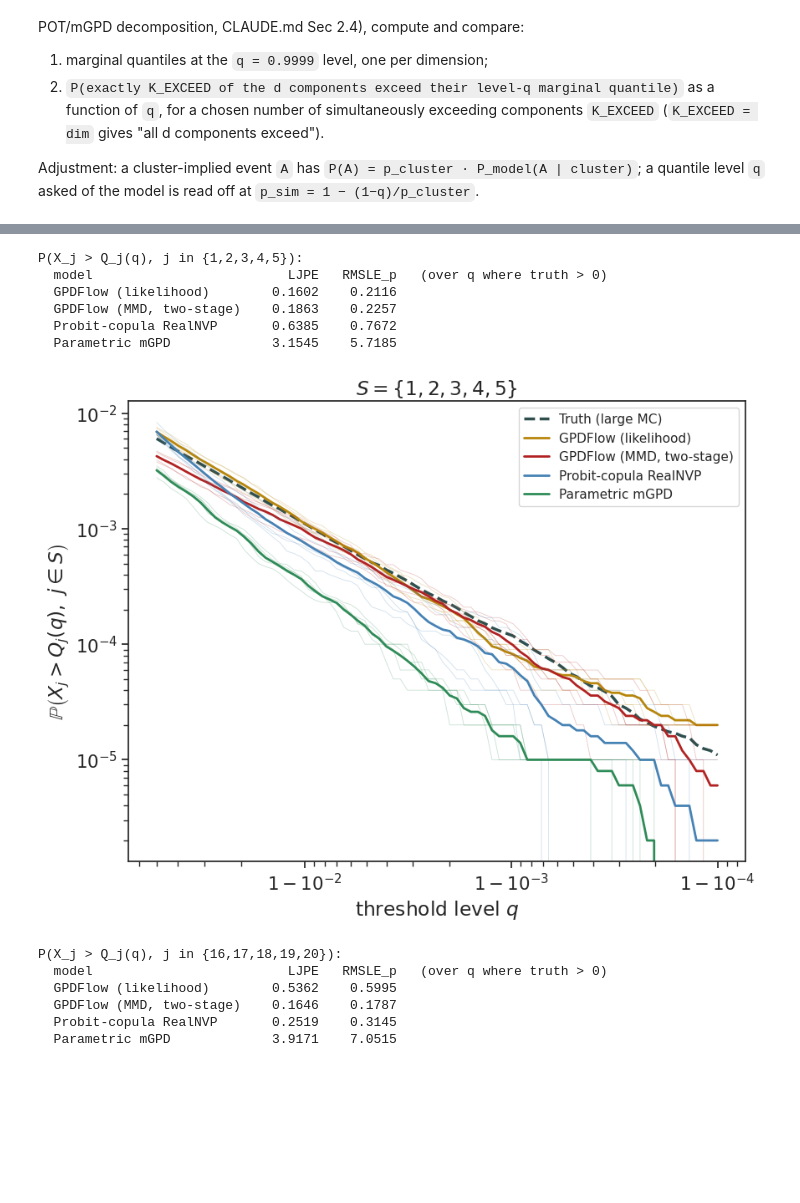
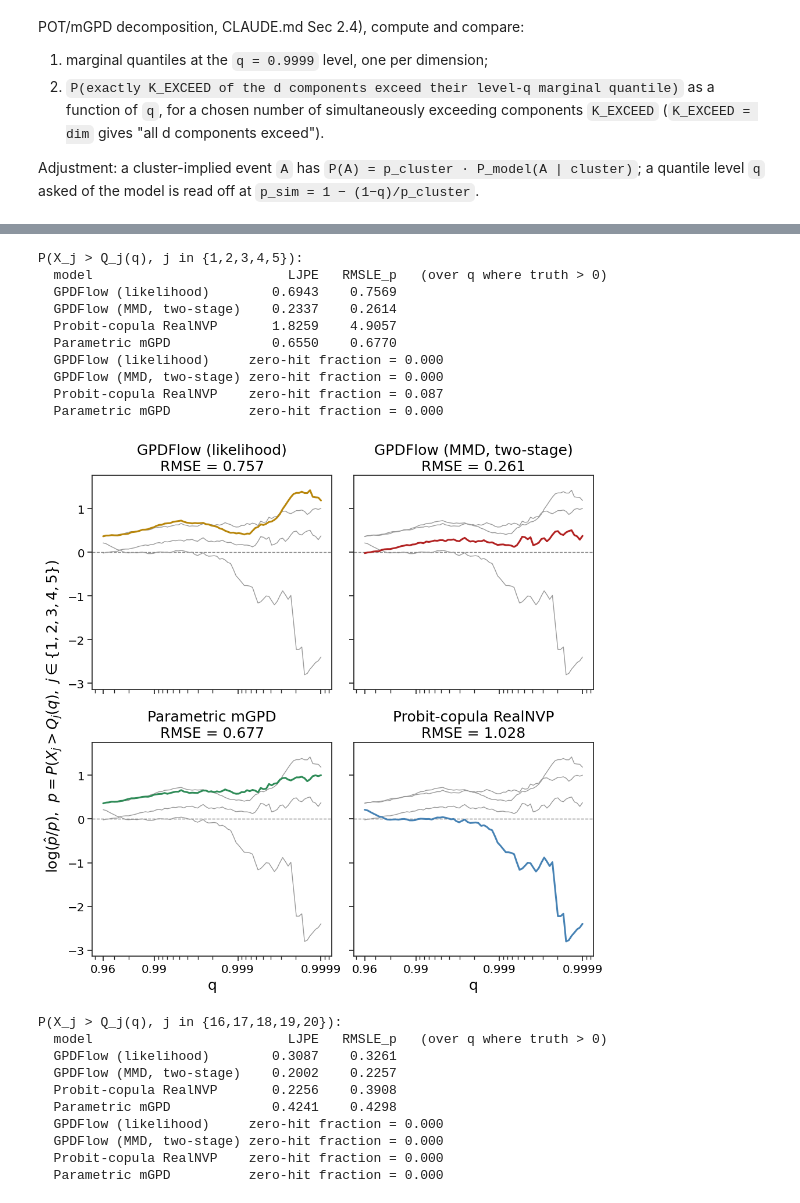
Before and after one commit to hcl516926907/GPDFlow, a Jupyter notebook: Simulation_2S_best_config.ipynb, the cells around one changed output, grey strips where cells are left out. Cells and saved outputs as stored; diff of their text form; code cells hidden in the pictures; blank space fills up the shorter version.

```diff
--- a/Simulation_2S_best_config.ipynb
+++ b/Simulation_2S_best_config.ipynb
@@ -207,5 +207,5 @@ omega: estimate at q = 0.95: 3.1220 [3.0319, 3.2721]
 # %%
-THRESHOLD_Q = 0.95
+THRESHOLD_Q = 0.96
 
 thres = np.quantile(samples_origin, THRESHOLD_Q, axis=0)
 
@@ -483,5 +488,8 @@ mean signed bias : +0.0317
 # %%
-BL_CFG = dict(warmup=20, seed=0, num_layers = 6, hidden_mult = 4)
+# Tuned winner for q = 0.96 from Data_and_Model/sim2s_nsf/best_configs.json["0.96"]["bl"]
+# (CV RMSE chi = 0.0983).
+BL_CFG = dict(warmup=20, seed=0, num_layers=2, hidden_mult=2,
+              flow_type='nsf', flow_kw=dict(num_bins=3, num_blocks=2, tail_bound=4.0))
 
 cv_bl = run_cv_flow_baseline(
     samples, folds, device, thres,
@@ -559,7 +567,9 @@ from parametric_mGPD import (
     support_mask,
 )
 # %%
-PAR_CFG = dict(generator='gaussian', seed=1234)
+# Tuned winner for q = 0.96 from Data_and_Model/sim2s_nsf/best_configs.json["0.96"]["par"]
+# (CV RMSE chi = 0.0698).
+PAR_CFG = dict(generator='log_gamma', seed=1234)
 
 cv_par = run_cv_parametric_mgpd(
     samples, folds, device, thres,
@@ -646,7 +656,7 @@ a quantile level `q` asked of the model is read off at `p_sim = 1 − (1−q)/p_
 # ============================================================================
 # Setup: large-MC "truth" sample + shared config for the far-tail quantities
 # ============================================================================
-Q_SLICE = 0.95          # quantile level that built `samples` / `thres` (cell "dedddfd6").
+Q_SLICE = 0.96          # quantile level that built `samples` / `thres` (cell "dedddfd6").
                         # NB the module-level THRESHOLD_Q was overwritten to 0.999 later on.
 N_BIG   = 2_000_000     # raise (e.g. 5_000_000) if the "all d" curve floors out at ~1/N_BIG
 Q_MARG  = 0.9999        # marginal-quantile level for quantity 1
@@ -674,10 +684,10 @@ print(f'X_big {X_big.shape}  |  p_cluster(fit) = {p_cluster_fit:.4f}  '
 # q >= Q_SLICE, exceeding u_j(q) implies the cluster event, so the SAME u_vec(q)
 # serves the truth (directly) and every model (x p_cluster).
 #
-# q ranges from Q_SLICE (0.95) to 0.999, geometrically dense in the tail
+# q ranges from Q_SLICE (0.96) to 0.999, geometrically dense in the tail
 # probability 1 - q so the far tail -- where the joint-exceedance probability
 # decays over several orders of magnitude -- is well resolved on a log axis.
-Q_GRID = 1.0 - np.geomspace(1.0 - Q_SLICE, 1e-4, 80)           # 0.95 .. 0.999
+Q_GRID = 1.0 - np.geomspace(1.0 - Q_SLICE, 1e-4, 80)           # 0.96 .. 0.999
 U_MATS = [np.quantile(X_big, q, axis=0) for q in Q_GRID]       # list of (dim,) vectors
 
 MODELS = [   # (label, per-fold raw-scale draw blocks, colour)
@@ -905,7 +987,7 @@ quantile of M = max_j X_j   |   RMSE(log scale) vs empirical, q in [0.950, 1.000
 # --- Joint exceedance probability for a chosen subset of components --------
 # P(X_j > Q_j(q) for all j in comp_idx) as a function of q.  Q_j(q) = per-margin
 # q-quantile of X_big; truth = empirical on X_big, models = p_cluster x
-# cluster-conditional probability (mean over folds; thin lines = per-fold).
+# cluster-conditional probability (mean over folds).
 # Valid for q >= Q_SLICE: any X_j > Q_j(q) >= thres_j implies the cluster event.
 
 def prob_joint_exceed(X, u_vec, comp_idx):
@@ -915,64 +997,62 @@ def prob_joint_exceed(X, u_vec, comp_idx):
     return np.mean(np.all(Xf[:, idx] > np.asarray(u_vec)[idx], axis=1))
 
 
-def plot_joint_exceedance(comp_idx, q_grid=Q_GRID, models=MODELS, show_folds=True):
+def plot_joint_exceedance(comp_idx, q_grid=Q_GRID, models=MODELS):
     """Compute + plot truth vs model joint exceedance curves for components
     `comp_idx` (0-based column indices; shown 1-based in labels).
     Returns dict(q=..., truth=..., models={label: (mean, per_fold)})."""
     comp_idx = np.atleast_1d(np.asarray(comp_idx, dtype=int))
     assert comp_idx.min() >= 0 and comp_idx.max() < dim, comp_idx
     assert len(set(comp_idx.tolist())) == len(comp_idx), 'duplicate component index'
     u_mats = U_MATS if q_grid is Q_GRID else [np.quantile(X_big, q, axis=0) for q in q_grid]
     fn = lambda X, u: prob_joint_exceed(X, u, comp_idx)
 
     p_true = prob_curve_true(X_big, u_mats, fn)
     res = {label: prob_curve_model(blocks, p_cluster_fit, u_mats, fn) + (color,)
            for label, blocks, color in models}
 
     # metrics over q where truth > 0 (same as cell 27)
     comp_str = ','.join(str(j + 1) for j in comp_idx)
     ok = p_true > 0
     print(f'P(X_j > Q_j(q), j in {{{comp_str}}}):')
     print(f'  {"model":24s} {"LJPE":>9s} {"RMSLE_p":>9s}   (over q where truth > 0)')
     for label, (mean, _, _) in res.items():
         print(f'  {label:24s} {cf.ljpe(mean[ok], p_true[ok]):9.4f} '
               f'{cf.rmsle_p(mean[ok], p_true[ok]):9.4f}')
+    report_floor({label: mean[ok] for label, (mean, _, _) in res.items()})
 
-    # plot: same style as cell 27 (log-prob vs logit-q, thin per-fold lines)
-    sns.set(style='ticks', font_scale=1.4)
-    fig, ax = plt.subplots(figsize=(9, 7))
-    ax.plot(q_grid, p_true, '--', color=TRUTH_C, lw=2.5, label='Truth (large MC)')
-    for label, (mean, per_fold, color) in res.items():
-        if show_folds:
-            for pf in per_fold:
-                ax.plot(q_grid, pf, color=color, lw=0.6, alpha=0.25)
-        ax.plot(q_grid, mean, color=color, lw=2, label=label)
-    ax.set_yscale('log')
-    ax.set_xscale('logit')
-    ax.set_xlabel(r'threshold level $q$')
-    ax.set_ylabel(r'$\mathbb{P}\left(X_j > Q_j(q),\ j \in S\right)$')
-    ax.set_title(rf'$S = \{{{comp_str}\}}$')
-    ax.legend(fontsize=11)
-    fig.tight_layout()
-    plt.show()
+    # cv_study Plot E style: log(p_hat / p) in a 2x2 grid (fold-mean curve, no band)
+    plot_curve_panels({label: log_ratio_prob(mean[ok], p_true[ok], label)
+                       for label, (mean, _, _) in res.items()},
+                      np.asarray(q_grid)[ok],
+                      rf'$\log(\hat p / p)$,  $p = P(X_j > Q_j(q),\ j \in \{{{comp_str}\}})$')
     return dict(q=np.asarray(q_grid), truth=p_true,
                 models={k: (v[0], v[1]) for k, v in res.items()})
 
 
 # examples: weakly vs strongly dependent components (theta increases with j)
-jp_low  = plot_joint_exceedance([0, 1, 2, 3,4])
-jp_high = plot_joint_exceedance([dim - 5, dim - 4, dim - 3, dim - 2, dim - 1])
+jp_low  = plot_joint_exceedance([0, 1, 2, 3, 4])
+jp_high = plot_joint_exceedance([dim - 5, dim - 4, dim - 3, dim - 2, dim - 1,
+                                 ])
 # %% [output]
 P(X_j > Q_j(q), j in {1,2,3,4,5}):
   model                         LJPE   RMSLE_p   (over q where truth > 0)
-  GPDFlow (likelihood)        0.1602    0.2116
-  GPDFlow (MMD, two-stage)    0.1863    0.2257
-  Probit-copula RealNVP       0.6385    0.7672
-  Parametric mGPD             3.1545    5.7185
+  GPDFlow (likelihood)        0.6943    0.7569
+  GPDFlow (MMD, two-stage)    0.2337    0.2614
+  Probit-copula RealNVP       1.8259    4.9057
+  Parametric mGPD             0.6550    0.6770
+  GPDFlow (likelihood)     zero-hit fraction = 0.000
+  GPDFlow (MMD, two-stage) zero-hit fraction = 0.000
+  Probit-copula RealNVP    zero-hit fraction = 0.087
+  Parametric mGPD          zero-hit fraction = 0.000
-[figure, old version]
+[figure, new version]
 P(X_j > Q_j(q), j in {16,17,18,19,20}):
   model                         LJPE   RMSLE_p   (over q where truth > 0)
-  GPDFlow (likelihood)        0.5362    0.5995
-  GPDFlow (MMD, two-stage)    0.1646    0.1787
-  Probit-copula RealNVP       0.2519    0.3145
-  Parametric mGPD             3.9171    7.0515
+  GPDFlow (likelihood)        0.3087    0.3261
+  GPDFlow (MMD, two-stage)    0.2002    0.2257
+  Probit-copula RealNVP       0.2256    0.3908
+  Parametric mGPD             0.4241    0.4298
+  GPDFlow (likelihood)     zero-hit fraction = 0.000
+  GPDFlow (MMD, two-stage) zero-hit fraction = 0.000
+  Probit-copula RealNVP    zero-hit fraction = 0.000
+  Parametric mGPD          zero-hit fraction = 0.000
```
Also changed, not shown: parts of 22 cells of this notebook, 10 other files.
